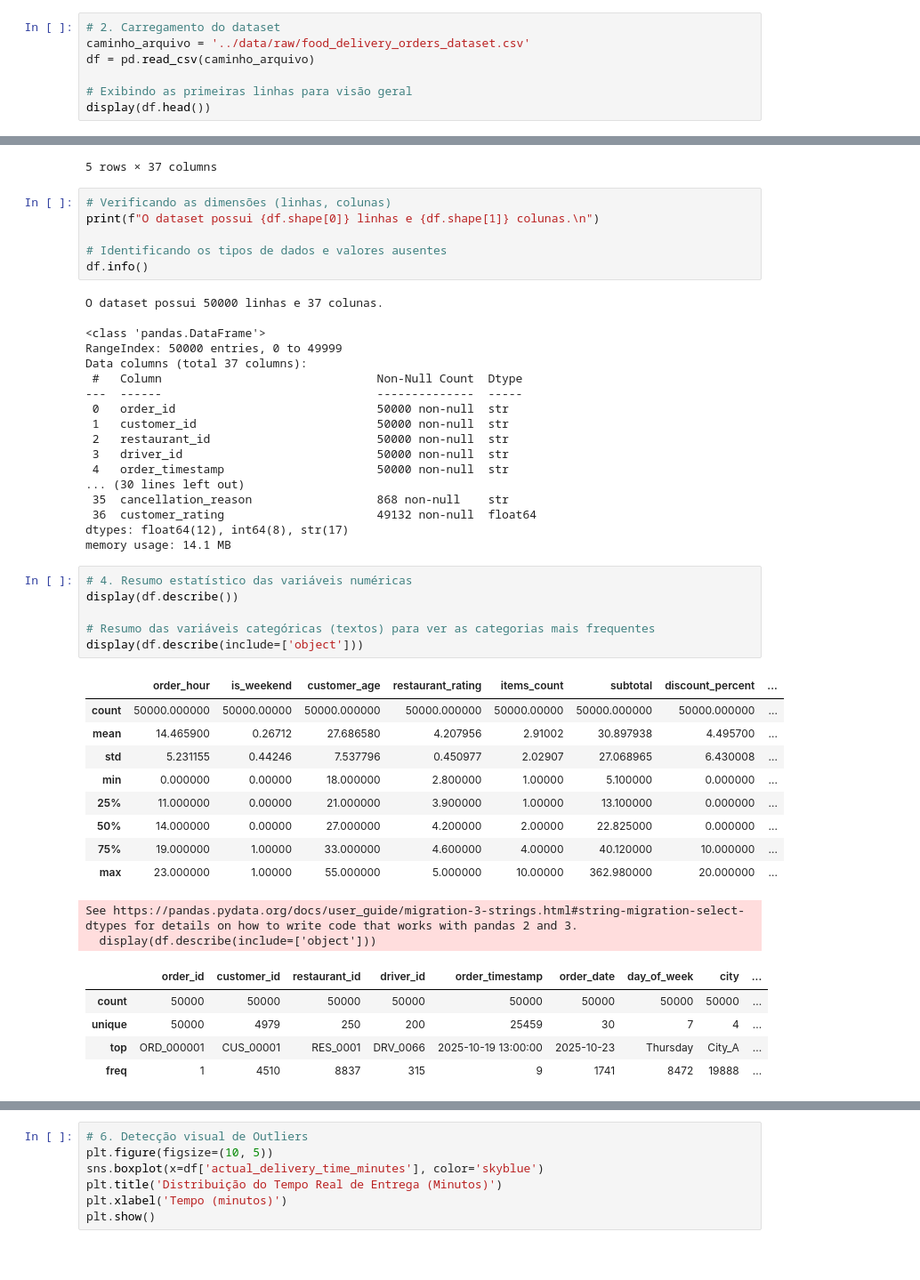
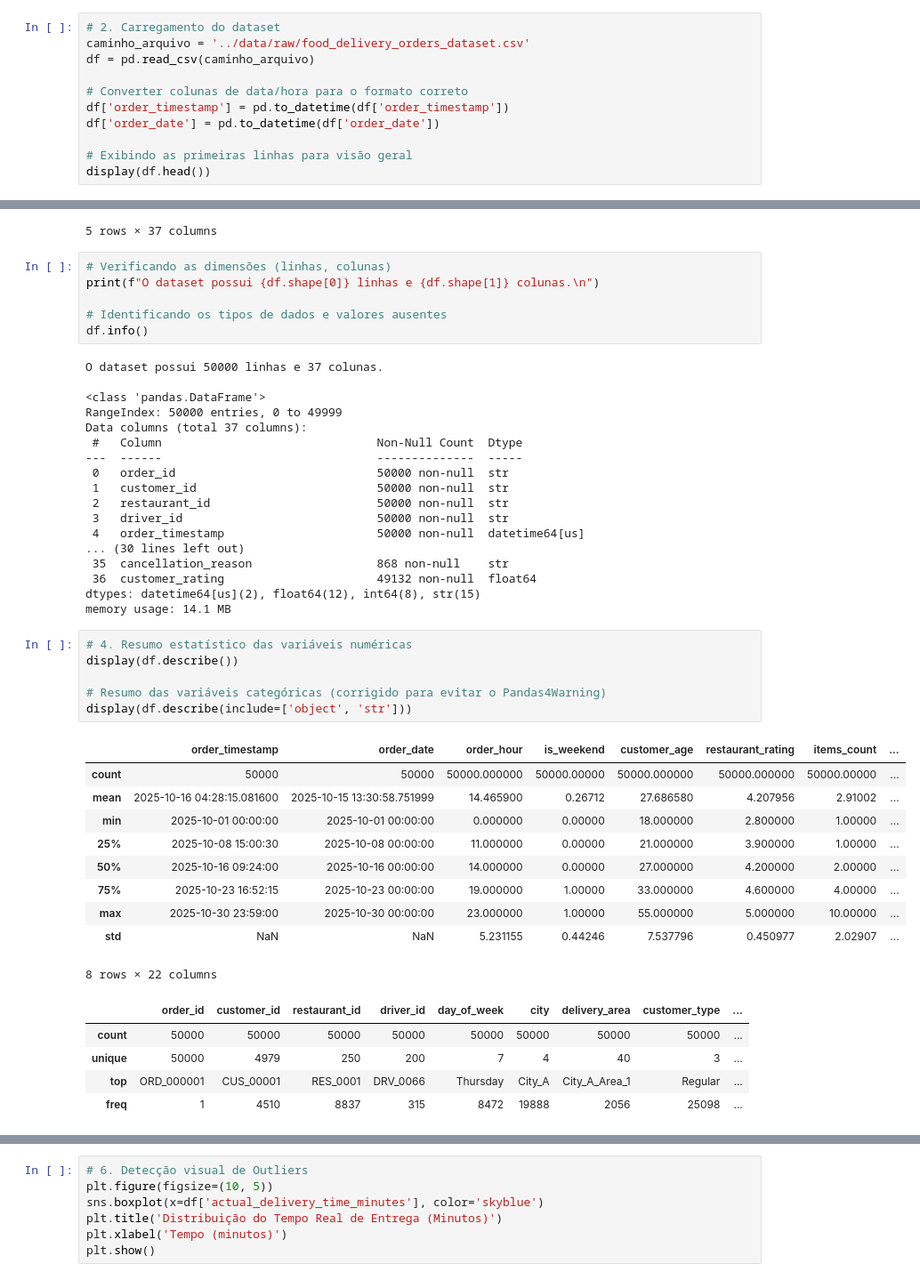
Before and after one commit to Felipe-edu34/food-delivery-eta-analysis-ml, a Jupyter notebook: notebooks/01_eda.ipynb, the cells around one changed output, grey strips where cells are left out. Shown at 89% size. Drawn from its saved outputs; the diff is of its cells as text; blank space fills up the shorter version.

```diff
--- a/notebooks/01_eda.ipynb
+++ b/notebooks/01_eda.ipynb
@@ -15,6 +15,10 @@ sns.set_theme(style="whitegrid")
 caminho_arquivo = '../data/raw/food_delivery_orders_dataset.csv'
 df = pd.read_csv(caminho_arquivo)
 
+# Converter colunas de data/hora para o formato correto
+df['order_timestamp'] = pd.to_datetime(df['order_timestamp'])
+df['order_date'] = pd.to_datetime(df['order_date'])
+
 # Exibindo as primeiras linhas para visão geral
 display(df.head())
 # %% [output]
@@ -43,35 +47,34 @@ Data columns (total 37 columns):
  1   customer_id                          50000 non-null  str
  2   restaurant_id                        50000 non-null  str
  3   driver_id                            50000 non-null  str
- 4   order_timestamp                      50000 non-null  str
+ 4   order_timestamp                      50000 non-null  datetime64[us]
 ... (30 lines left out)
  35  cancellation_reason                  868 non-null    str
  36  customer_rating                      49132 non-null  float64
-dtypes: float64(12), int64(8), str(17)
+dtypes: datetime64[us](2), float64(12), int64(8), str(15)
 memory usage: 14.1 MB
 # %%
 # 4. Resumo estatístico das variáveis numéricas
 display(df.describe())
 
-# Resumo das variáveis categóricas (textos) para ver as categorias mais frequentes
-display(df.describe(include=['object']))
+# Resumo das variáveis categóricas (corrigido para evitar o Pandas4Warning)
+display(df.describe(include=['object', 'str']))
 # %% [output]
-|  | order_hour | is_weekend | customer_age | restaurant_rating | items_count | subtotal | discount_percent | ... |
-| count | 50000.000000 | 50000.00000 | 50000.000000 | 50000.000000 | 50000.00000 | 50000.000000 | 50000.000000 | ... |
-| mean | 14.465900 | 0.26712 | 27.686580 | 4.207956 | 2.91002 | 30.897938 | 4.495700 | ... |
-| std | 5.231155 | 0.44246 | 7.537796 | 0.450977 | 2.02907 | 27.068965 | 6.430008 | ... |
-| min | 0.000000 | 0.00000 | 18.000000 | 2.800000 | 1.00000 | 5.100000 | 0.000000 | ... |
-| 25% | 11.000000 | 0.00000 | 21.000000 | 3.900000 | 1.00000 | 13.100000 | 0.000000 | ... |
-| 50% | 14.000000 | 0.00000 | 27.000000 | 4.200000 | 2.00000 | 22.825000 | 0.000000 | ... |
-| 75% | 19.000000 | 1.00000 | 33.000000 | 4.600000 | 4.00000 | 40.120000 | 10.000000 | ... |
-| max | 23.000000 | 1.00000 | 55.000000 | 5.000000 | 10.00000 | 362.980000 | 20.000000 | ... |
+|  | order_timestamp | order_date | order_hour | is_weekend | customer_age | restaurant_rating | items_count | ... |
+| count | 50000 | 50000 | 50000.000000 | 50000.00000 | 50000.000000 | 50000.000000 | 50000.00000 | ... |
+| mean | 2025-10-16 04:28:15.081600 | 2025-10-15 13:30:58.751999 | 14.465900 | 0.26712 | 27.686580 | 4.207956 | 2.91002 | ... |
+| min | 2025-10-01 00:00:00 | 2025-10-01 00:00:00 | 0.000000 | 0.00000 | 18.000000 | 2.800000 | 1.00000 | ... |
+| 25% | 2025-10-08 15:00:30 | 2025-10-08 00:00:00 | 11.000000 | 0.00000 | 21.000000 | 3.900000 | 1.00000 | ... |
+| 50% | 2025-10-16 09:24:00 | 2025-10-16 00:00:00 | 14.000000 | 0.00000 | 27.000000 | 4.200000 | 2.00000 | ... |
+| 75% | 2025-10-23 16:52:15 | 2025-10-23 00:00:00 | 19.000000 | 1.00000 | 33.000000 | 4.600000 | 4.00000 | ... |
+| max | 2025-10-30 23:59:00 | 2025-10-30 00:00:00 | 23.000000 | 1.00000 | 55.000000 | 5.000000 | 10.00000 | ... |
+| std | NaN | NaN | 5.231155 | 0.44246 | 7.537796 | 0.450977 | 2.02907 | ... |
-See https://pandas.pydata.org/docs/user_guide/migration-3-strings.html#string-migration-select-dtypes for details on how to write code that works with pandas 2 and 3.
-  display(df.describe(include=['object']))
+8 rows × 22 columns
-|  | order_id | customer_id | restaurant_id | driver_id | order_timestamp | order_date | day_of_week | city | ... |
+|  | order_id | customer_id | restaurant_id | driver_id | day_of_week | city | delivery_area | customer_type | ... |
 | count | 50000 | 50000 | 50000 | 50000 | 50000 | 50000 | 50000 | 50000 | ... |
-| unique | 50000 | 4979 | 250 | 200 | 25459 | 30 | 7 | 4 | ... |
-| top | ORD_000001 | CUS_00001 | RES_0001 | DRV_0066 | 2025-10-19 13:00:00 | 2025-10-23 | Thursday | City_A | ... |
-| freq | 1 | 4510 | 8837 | 315 | 9 | 1741 | 8472 | 19888 | ... |
+| unique | 50000 | 4979 | 250 | 200 | 7 | 4 | 40 | 3 | ... |
+| top | ORD_000001 | CUS_00001 | RES_0001 | DRV_0066 | Thursday | City_A | City_A_Area_1 | Regular | ... |
+| freq | 1 | 4510 | 8837 | 315 | 8472 | 19888 | 2056 | 25098 | ... |
 # %%
 # 5. Identificação e quantificação de valores ausentes
 valores_ausentes = df.isnull().sum()
```
Also changed, not shown: parts of 1 cell of this notebook, 3 other files.
